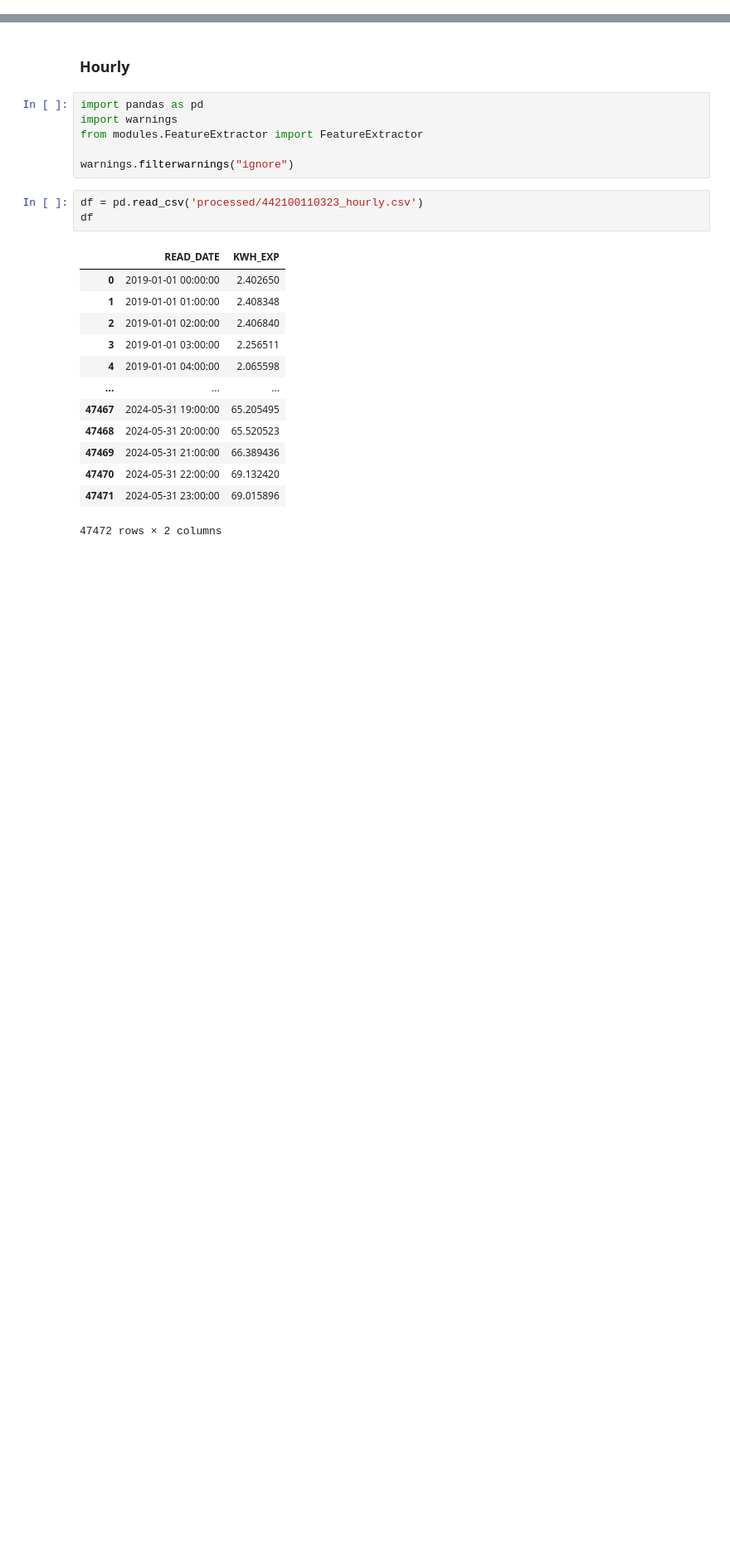
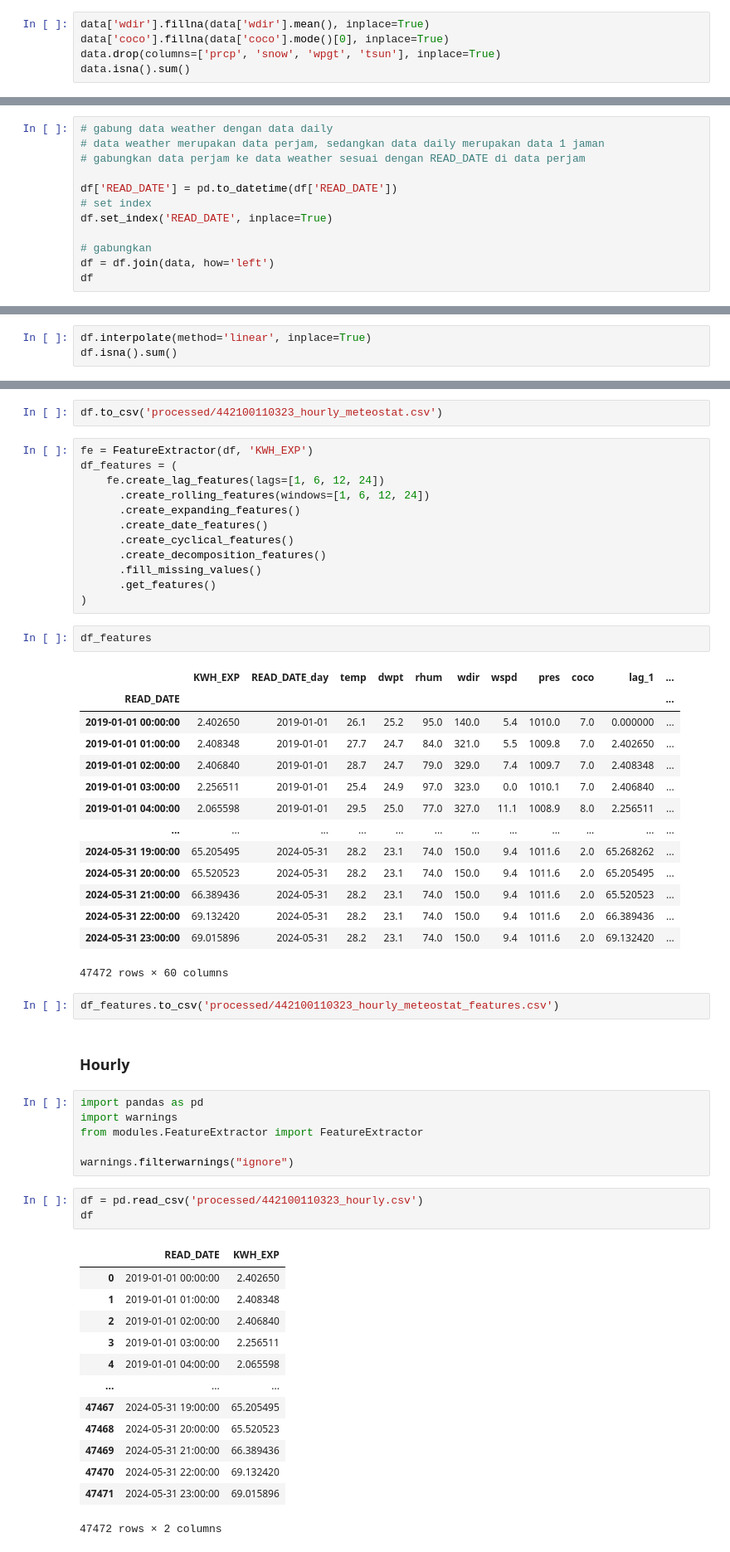
Before and after one commit to srikresna/electricity-usage-forecast, a Jupyter notebook: 6-data-preparation-for-training.ipynb, the cells around one changed output, grey strips where cells are left out. Shown: that part at 83% size. Saved outputs shown, nothing was run; the diff lists cells and outputs as text; blank space fills up the shorter version.

```diff
--- a/6-data-preparation-for-training.ipynb
+++ b/6-data-preparation-for-training.ipynb
@@ -0,0 +113,5 @@
+# %%
+data['wdir'].fillna(data['wdir'].mean(), inplace=True)
+data['coco'].fillna(data['coco'].mode()[0], inplace=True)
+data.drop(columns=['prcp', 'snow', 'wpgt', 'tsun'], inplace=True)
+data.isna().sum()
@@ -0,0 +144,12 @@
+# %%
+# gabung data weather dengan data daily
+# data weather merupakan data perjam, sedangkan data daily merupakan data 1 jaman
+# gabungkan data perjam ke data weather sesuai dengan READ_DATE di data perjam
+
+df['READ_DATE'] = pd.to_datetime(df['READ_DATE'])
+# set index
+df.set_index('READ_DATE', inplace=True)
+
+# gabungkan
+df = df.join(data, how='left')
+df
@@ -0,0 +184,3 @@
+# %%
+df.interpolate(method='linear', inplace=True)
+df.isna().sum()
@@ -1,3 +198,36 @@
+# %%
+df.to_csv('processed/442100110323_hourly_meteostat.csv')
+# %%
+fe = FeatureExtractor(df, 'KWH_EXP')
+df_features = (
+    fe.create_lag_features(lags=[1, 6, 12, 24])
+      .create_rolling_features(windows=[1, 6, 12, 24])
+      .create_expanding_features()
+      .create_date_features()
+      .create_cyclical_features()
+      .create_decomposition_features()
+      .fill_missing_values()
+      .get_features()
+)
+# %%
+df_features
+# %% [output]
+|  | KWH_EXP | READ_DATE_day | temp | dwpt | rhum | wdir | wspd | pres | coco | lag_1 | ... |
+| READ_DATE |  |  |  |  |  |  |  |  |  |  | ... |
+| 2019-01-01 00:00:00 | 2.402650 | 2019-01-01 | 26.1 | 25.2 | 95.0 | 140.0 | 5.4 | 1010.0 | 7.0 | 0.000000 | ... |
+| 2019-01-01 01:00:00 | 2.408348 | 2019-01-01 | 27.7 | 24.7 | 84.0 | 321.0 | 5.5 | 1009.8 | 7.0 | 2.402650 | ... |
+| 2019-01-01 02:00:00 | 2.406840 | 2019-01-01 | 28.7 | 24.7 | 79.0 | 329.0 | 7.4 | 1009.7 | 7.0 | 2.408348 | ... |
+| 2019-01-01 03:00:00 | 2.256511 | 2019-01-01 | 25.4 | 24.9 | 97.0 | 323.0 | 0.0 | 1010.1 | 7.0 | 2.406840 | ... |
+| 2019-01-01 04:00:00 | 2.065598 | 2019-01-01 | 29.5 | 25.0 | 77.0 | 327.0 | 11.1 | 1008.9 | 8.0 | 2.256511 | ... |
+| ... | ... | ... | ... | ... | ... | ... | ... | ... | ... | ... | ... |
+| 2024-05-31 19:00:00 | 65.205495 | 2024-05-31 | 28.2 | 23.1 | 74.0 | 150.0 | 9.4 | 1011.6 | 2.0 | 65.268262 | ... |
+| 2024-05-31 20:00:00 | 65.520523 | 2024-05-31 | 28.2 | 23.1 | 74.0 | 150.0 | 9.4 | 1011.6 | 2.0 | 65.205495 | ... |
+| 2024-05-31 21:00:00 | 66.389436 | 2024-05-31 | 28.2 | 23.1 | 74.0 | 150.0 | 9.4 | 1011.6 | 2.0 | 65.520523 | ... |
+| 2024-05-31 22:00:00 | 69.132420 | 2024-05-31 | 28.2 | 23.1 | 74.0 | 150.0 | 9.4 | 1011.6 | 2.0 | 66.389436 | ... |
+| 2024-05-31 23:00:00 | 69.015896 | 2024-05-31 | 28.2 | 23.1 | 74.0 | 150.0 | 9.4 | 1011.6 | 2.0 | 69.132420 | ... |
+47472 rows × 60 columns
+# %%
+df_features.to_csv('processed/442100110323_hourly_meteostat_features.csv')
 # %% [markdown]
 ### Hourly
 # %%
```
Also changed, not shown: parts of 26 cells of this notebook, 2 other files.
